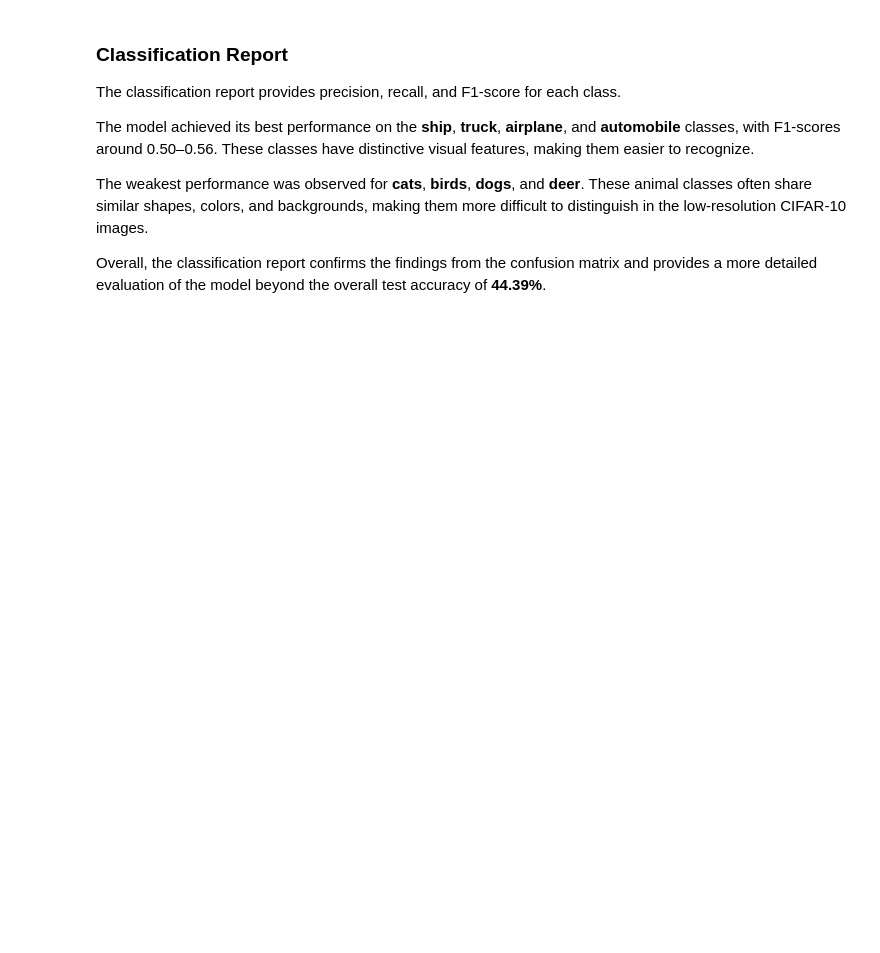
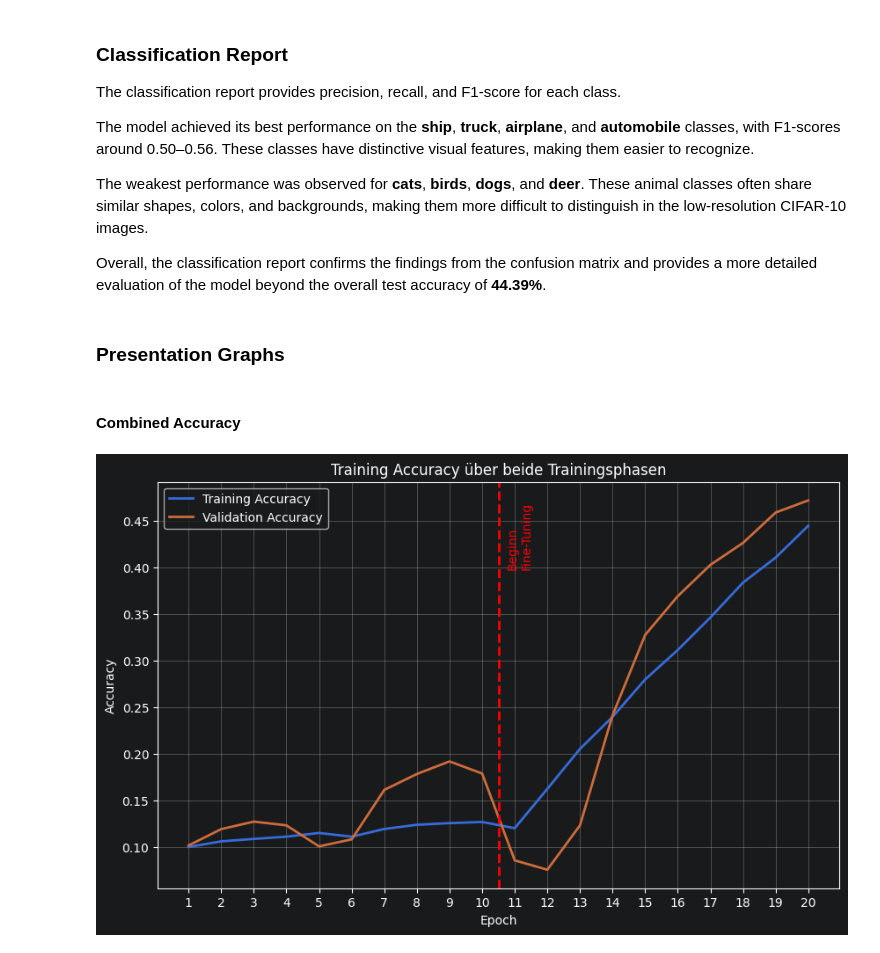
Before and after one commit to pavlovamarija-sys/CIFAR10-Computer-Vision-Transfer-Learning, a Jupyter notebook: notebooks/cifar10_transfer_learning.ipynb, the cells around one changed output. Cells and saved outputs as stored; diff of their text form; code cells hidden in the pictures; blank space fills up the shorter version.

```diff
--- a/notebooks/cifar10_transfer_learning.ipynb
+++ b/notebooks/cifar10_transfer_learning.ipynb
@@ -491,3 +491,50 @@ The model achieved its best performance on the **ship**, **truck**, **airplane**
 The weakest performance was observed for **cats**, **birds**, **dogs**, and **deer**. These animal classes often share similar shapes, colors, and backgrounds, making them more difficult to distinguish in the low-resolution CIFAR-10 images.
 
 Overall, the classification report confirms the findings from the confusion matrix and provides a more detailed evaluation of the model beyond the overall test accuracy of **44.39%**.
+# %% [markdown]
+### Presentation Graphs
+# %% [markdown]
+#### Combined Accuracy
+# %%
+import matplotlib.pyplot as plt
+
+# Combine history from both phases
+train_acc = history_head.history['accuracy'] + history_finetune.history['accuracy']
+val_acc = history_head.history['val_accuracy'] + history_finetune.history['val_accuracy']
+
+epochs = range(1, len(train_acc) + 1)
+
+plt.figure(figsize=(10,6))
+
+plt.plot(epochs, train_acc, label='Training Accuracy', linewidth=2)
+plt.plot(epochs, val_acc, label='Validation Accuracy', linewidth=2)
+
+# Vertical line where Phase 2 begins
+plt.axvline(
+    x=10.5,
+    color='red',
+    linestyle='--',
+    linewidth=2
+)
+
+plt.text(
+    10.75,      # instead of 10.6
+    0.47,
+    "Beginn\nFine-Tuning",
+    color="red",
+    fontsize=10,
+    rotation=90,
+    va="top",
+    ha="left"
+)
+
+plt.title('Training Accuracy über beide Trainingsphasen')
+plt.xlabel('Epoch')
+plt.ylabel('Accuracy')
+plt.xticks(range(1, 21))
+plt.legend()
+plt.grid(True)
+
+plt.show()
+# %% [output]
+[figure, added]
```
Also changed, not shown: parts of 16 cells of this notebook.
